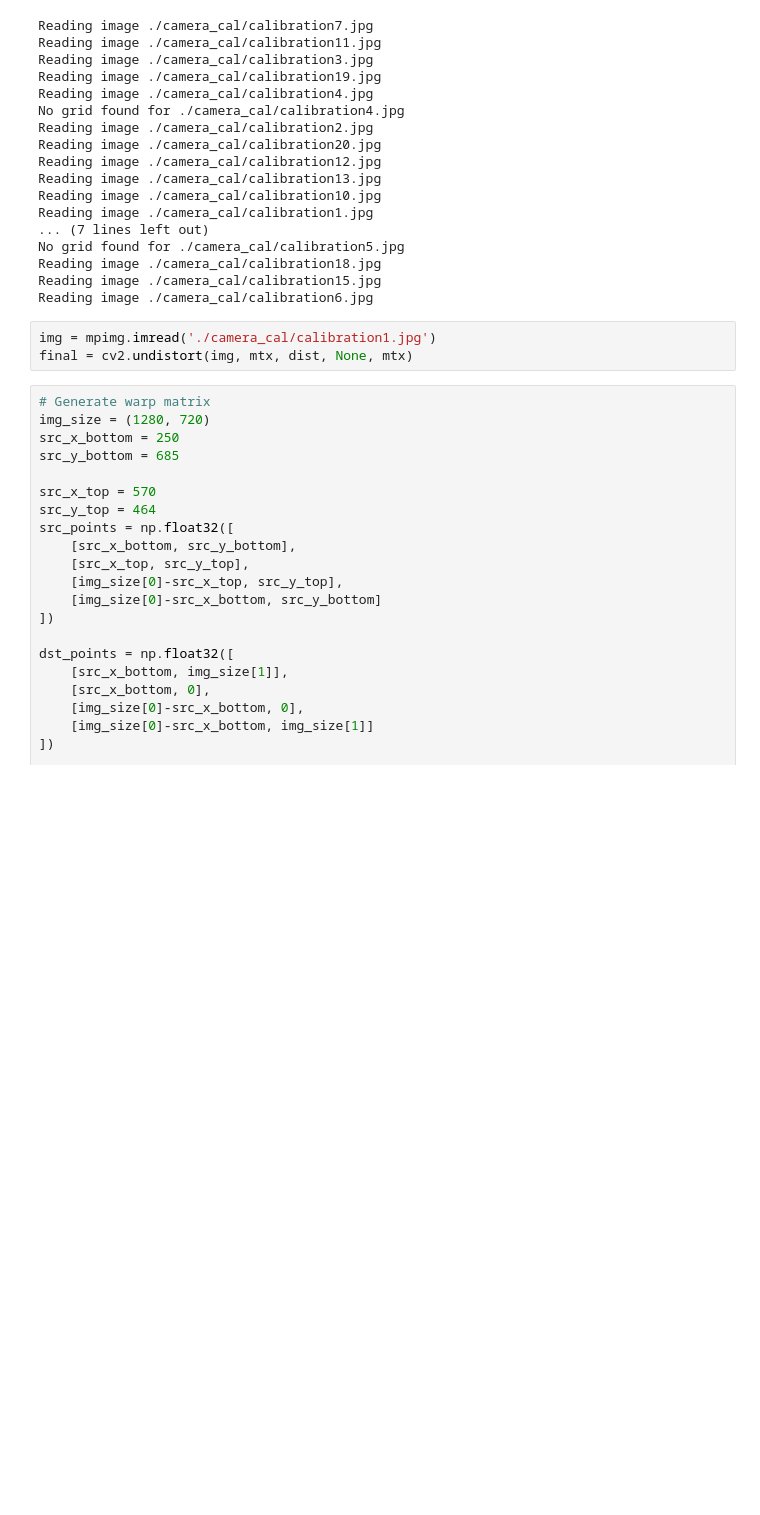
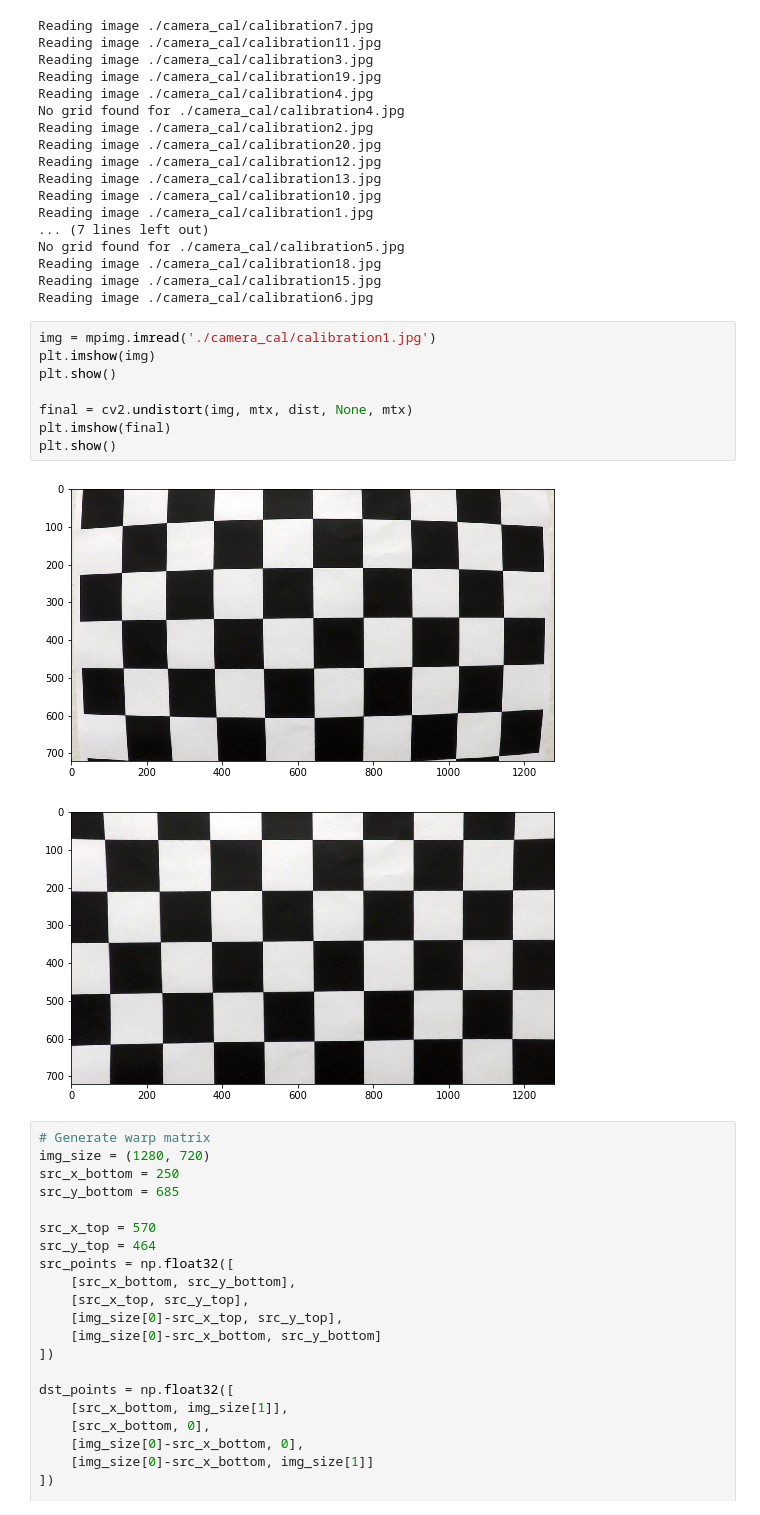
Before and after one commit to ravelantunes/CarND-Advanced-Lane-Lines, a Jupyter notebook: Main.ipynb, the cells around one changed output. Cells and saved outputs as stored; diff of their text form; blank space fills up the shorter version.

Commit message:
Added example of image correction.

```diff
--- a/Main.ipynb
+++ b/Main.ipynb
@@ -53,7 +53,15 @@ Reading image ./camera_cal/calibration15.jpg
 Reading image ./camera_cal/calibration6.jpg
 # %%
 img = mpimg.imread('./camera_cal/calibration1.jpg')
+plt.imshow(img)
+plt.show()
+
 final = cv2.undistort(img, mtx, dist, None, mtx)
+plt.imshow(final)
+plt.show()
+# %% [output]
+[figure, added]
+[figure, added]
 # %%
 # Generate warp matrix
 img_size = (1280, 720)
```
Also changed, not shown: 3 other files.
